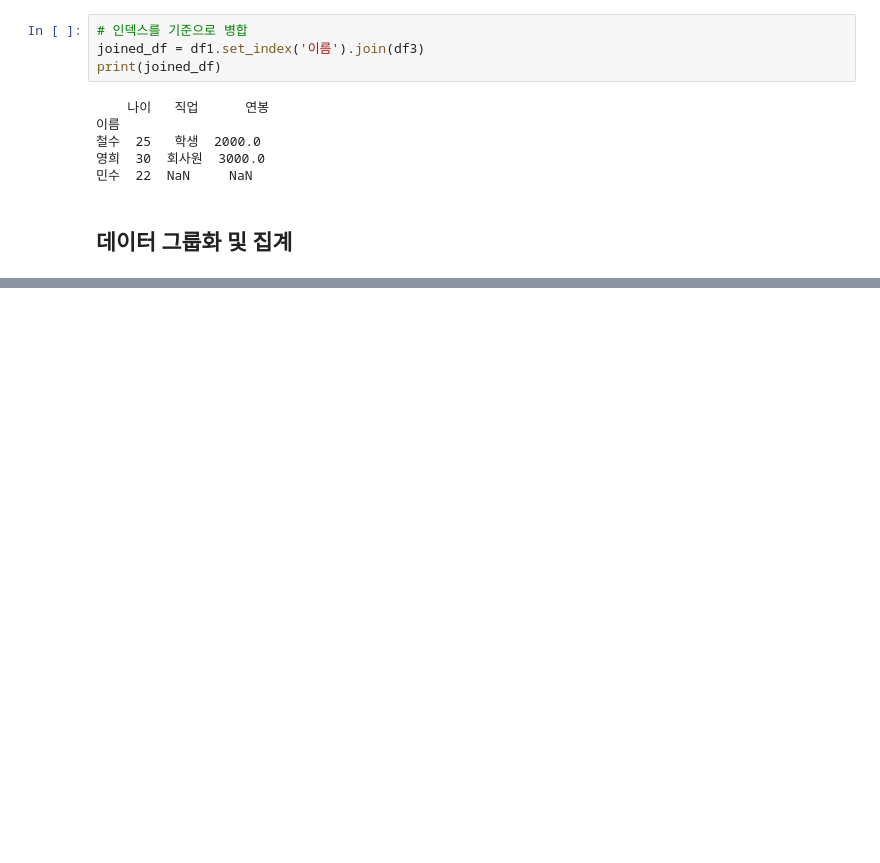
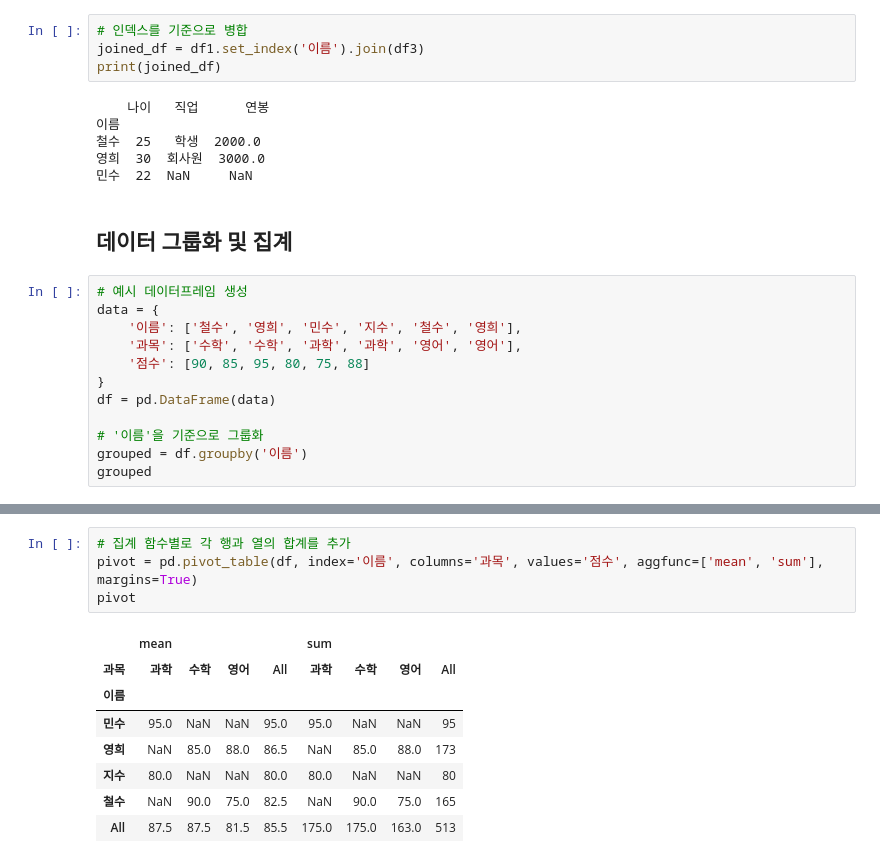
Before and after one commit to su2708/SpartaCodingClub, a Jupyter notebook: sparta2/pandas_practice.ipynb, the cells around one changed output, grey strips where cells are left out. Drawn from its saved outputs; the diff is of its cells as text; blank space fills up the shorter version.

```diff
--- a/sparta2/pandas_practice.ipynb
+++ b/sparta2/pandas_practice.ipynb
@@ -380,3 +380,15 @@ print(joined_df)
 민수  22  NaN     NaN
 # %% [markdown]
 ## 데이터 그룹화 및 집계
+# %%
+# 예시 데이터프레임 생성
+data = {
+    '이름': ['철수', '영희', '민수', '지수', '철수', '영희'],
+    '과목': ['수학', '수학', '과학', '과학', '영어', '영어'],
+    '점수': [90, 85, 95, 80, 75, 88]
+}
+df = pd.DataFrame(data)
+
+# '이름'을 기준으로 그룹화
+grouped = df.groupby('이름')
+grouped
@@ -382,0 +452,13 @@ print(joined_df)
+# %%
+# 집계 함수별로 각 행과 열의 합계를 추가
+pivot = pd.pivot_table(df, index='이름', columns='과목', values='점수', aggfunc=['mean', 'sum'], margins=True)
+pivot
+# %% [output]
+|  | mean |  |  |  | sum |  |  |  |
+| 과목 | 과학 | 수학 | 영어 | All | 과학 | 수학 | 영어 | All |
+| 이름 |  |  |  |  |  |  |  |  |
+| 민수 | 95.0 | NaN | NaN | 95.0 | 95.0 | NaN | NaN | 95 |
+| 영희 | NaN | 85.0 | 88.0 | 86.5 | NaN | 85.0 | 88.0 | 173 |
+| 지수 | 80.0 | NaN | NaN | 80.0 | 80.0 | NaN | NaN | 80 |
+| 철수 | NaN | 90.0 | 75.0 | 82.5 | NaN | 90.0 | 75.0 | 165 |
+| All | 87.5 | 87.5 | 81.5 | 85.5 | 175.0 | 175.0 | 163.0 | 513 |
```
Also changed, not shown: parts of 10 cells of this notebook.
